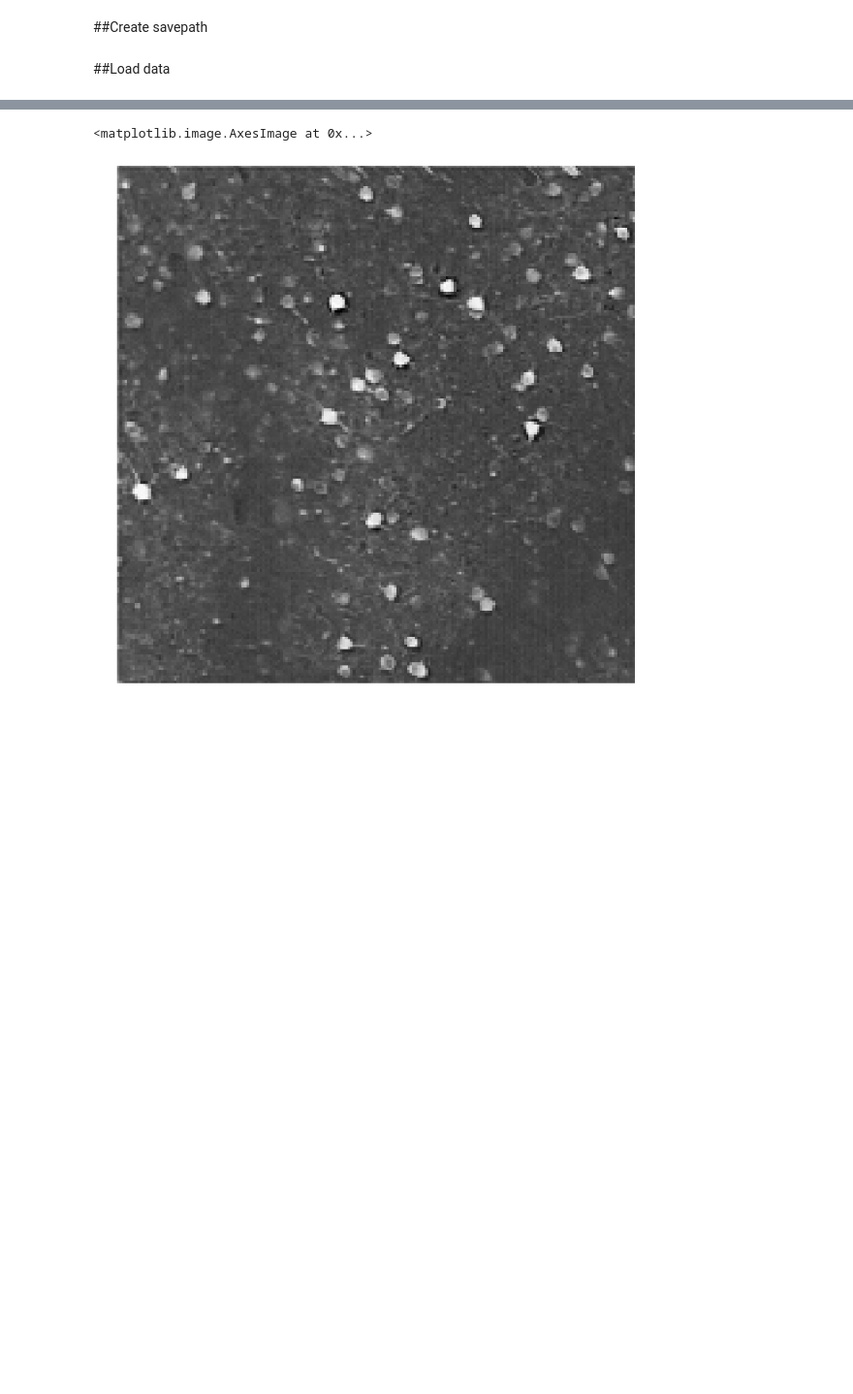
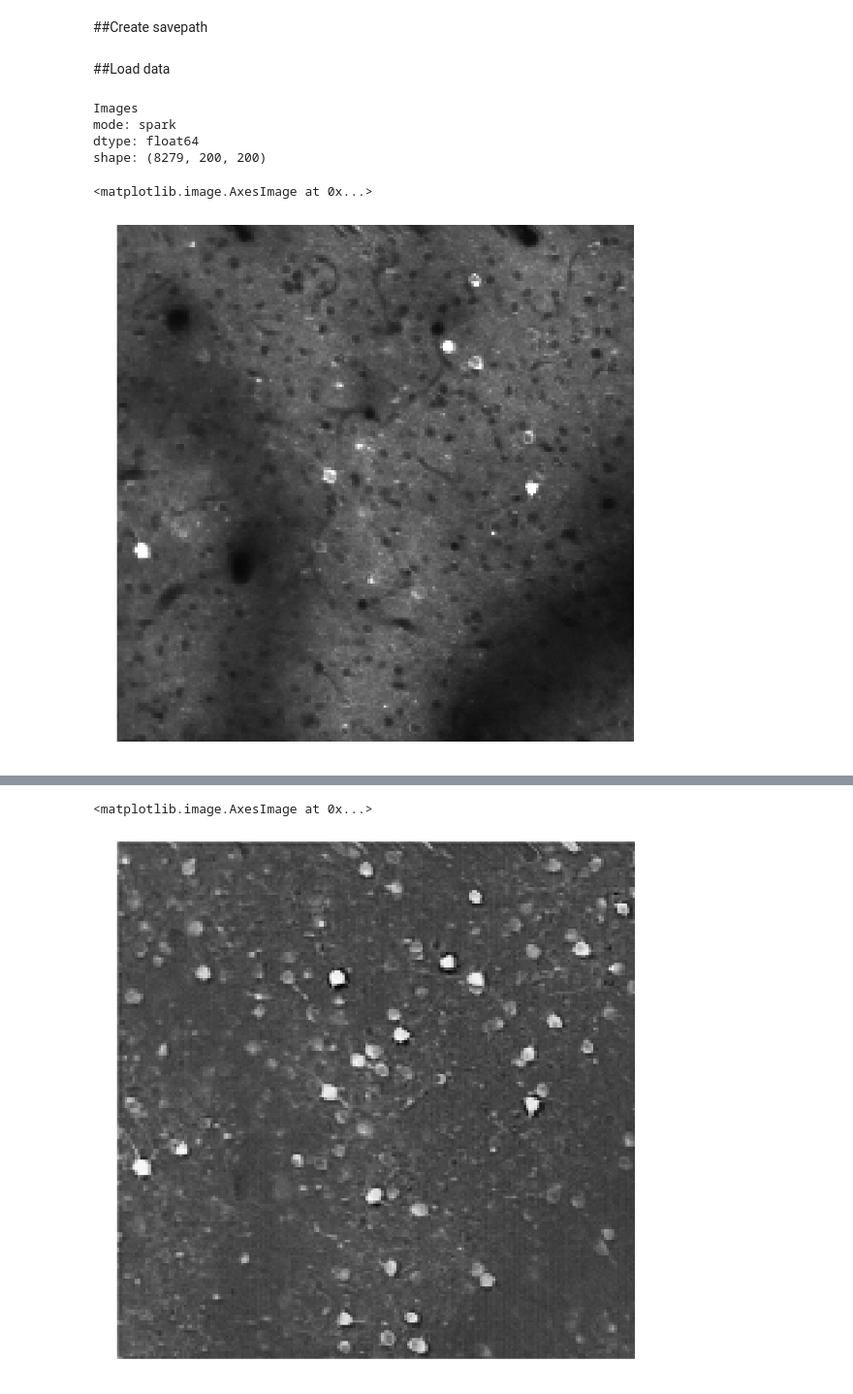
Before and after one commit to sofroniewn/2P-RAM-pipeline, a Jupyter notebook: notebooks/sources-extract.ipynb, the cells around one changed output, grey strips where cells are left out. Shown at 97% size. Cells and saved outputs as stored; diff of their text form; code cells hidden in the pictures; blank space fills up the shorter version.

```diff
--- a/notebooks/sources-extract.ipynb
+++ b/notebooks/sources-extract.ipynb
@@ -49,0 +58,20 @@ if not exists(savepath):
+# %%
+def detrend(y, order=5):
+        """
+        Detrend series data with linear or nonlinear detrending.
+        Preserve intercept so that subsequent operations can adjust the baseline.
+        Parameters
+        ----------
+        method : str, optional, default = 'linear'
+            Detrending method
+        order : int, optional, default = 5
+            Order of polynomial, for non-linear detrending only
+        """
+
+        x = arange(len(y))
+        p = polyfit(x, y, order)
+        p[-1] = 0
+        yy = polyval(p, x)
+        return y - yy
+# %%
+detrended = data.map_as_series(lambda x: detrend(x))
@@ -49,0 +83,14 @@ if not exists(savepath):
+# %%
+detrended
+# %% [output]
+Images
+mode: spark
+dtype: float64
+shape: (8279, 200, 200)
+# %%
+mean = detrended.mean().toarray()
+# %%
+image(mean, clim=(0, 3.5*mean.mean()), size=12)
+# %% [output]
+<matplotlib.image.AxesImage at 0x...>
+[figure, added]
```
Also changed, not shown: parts of 40 cells of this notebook, 4 other files.
